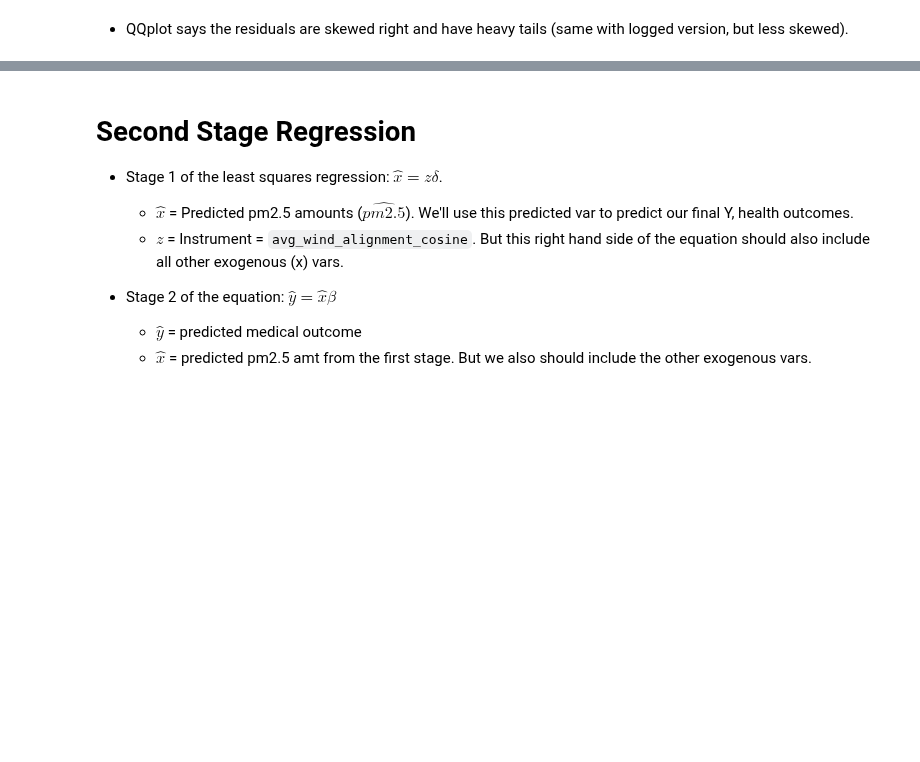
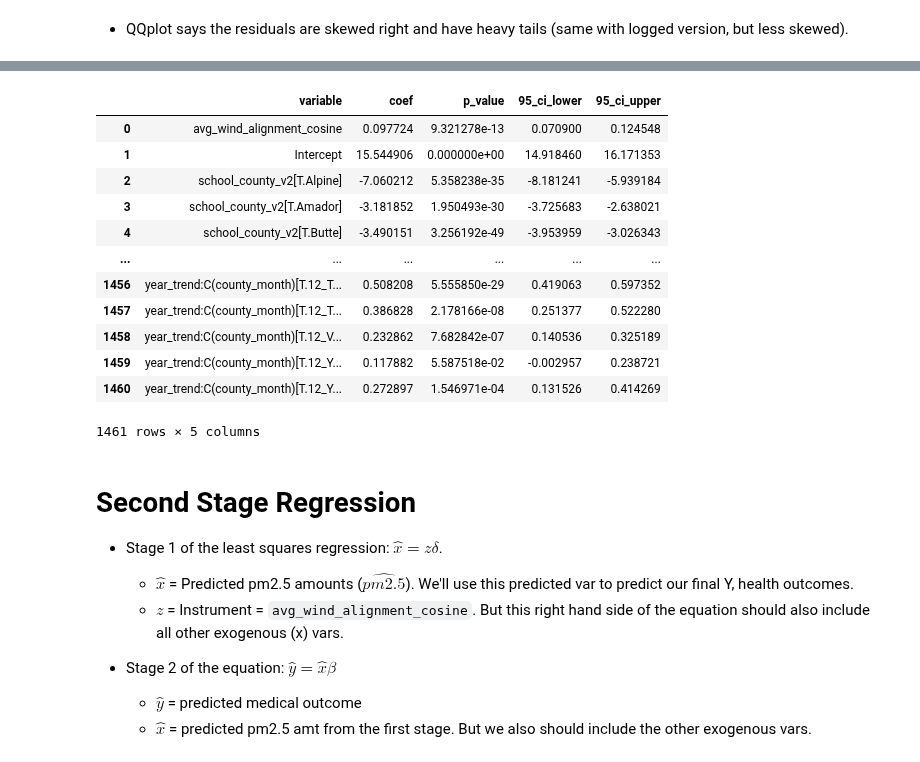
Before and after one commit to mattslyons/JLPS_capstone_project, a Jupyter notebook: modeling/2sls_tj_v5.ipynb, the cells around one changed output, grey strips where cells are left out. Drawn from its saved outputs; the diff is of its cells as text; code cells hidden in the pictures; blank space fills up the shorter version.

```diff
--- a/modeling/2sls_tj_v5.ipynb
+++ b/modeling/2sls_tj_v5.ipynb
@@ -198,3 +197,28 @@ resids_and_fitted['resids'].hist(bins=100)
+# %%
+def get_ols_res(fitted):
+  fit_res = fitted.params.to_frame().reset_index()
+  fit_res.columns = ['variable', 'coef']
+  fit_res['p_value'] = fitted.pvalues.values
+  df_ci = fitted.conf_int().reset_index()
+  df_ci.columns = ['variable','95_ci_lower', '95_ci_upper']
+  fit_res = pd.merge(fit_res, df_ci, on='variable', how='inner')
+  return fit_res
+
+get_ols_res(fit1)
+# %% [output]
+|  | variable | coef | p_value | 95_ci_lower | 95_ci_upper |
+| 0 | avg_wind_alignment_cosine | 0.097724 | 9.321278e-13 | 0.070900 | 0.124548 |
+| 1 | Intercept | 15.544906 | 0.000000e+00 | 14.918460 | 16.171353 |
+| 2 | school_county_v2[T.Alpine] | -7.060212 | 5.358238e-35 | -8.181241 | -5.939184 |
+| 3 | school_county_v2[T.Amador] | -3.181852 | 1.950493e-30 | -3.725683 | -2.638021 |
+| 4 | school_county_v2[T.Butte] | -3.490151 | 3.256192e-49 | -3.953959 | -3.026343 |
+| ... | ... | ... | ... | ... | ... |
+| 1456 | year_trend:C(county_month)[T.12_T... | 0.508208 | 5.555850e-29 | 0.419063 | 0.597352 |
+| 1457 | year_trend:C(county_month)[T.12_T... | 0.386828 | 2.178166e-08 | 0.251377 | 0.522280 |
+| 1458 | year_trend:C(county_month)[T.12_V... | 0.232862 | 7.682842e-07 | 0.140536 | 0.325189 |
+| 1459 | year_trend:C(county_month)[T.12_Y... | 0.117882 | 5.587518e-02 | -0.002957 | 0.238721 |
+| 1460 | year_trend:C(county_month)[T.12_Y... | 0.272897 | 1.546971e-04 | 0.131526 | 0.414269 |
+1461 rows × 5 columns
 # %% [markdown]
 # Second Stage Regression
 
```
Also changed, not shown: parts of 14 cells of this notebook.
